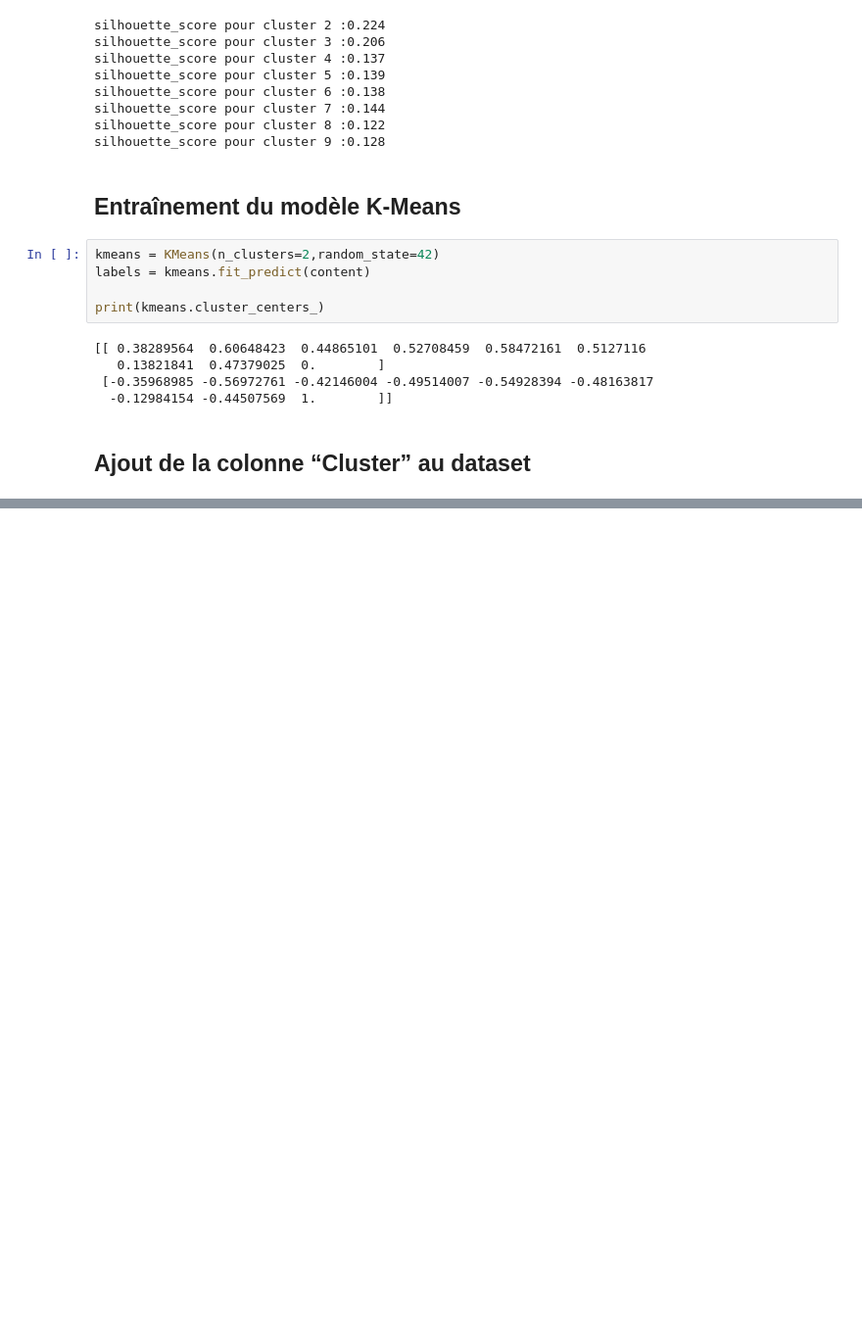
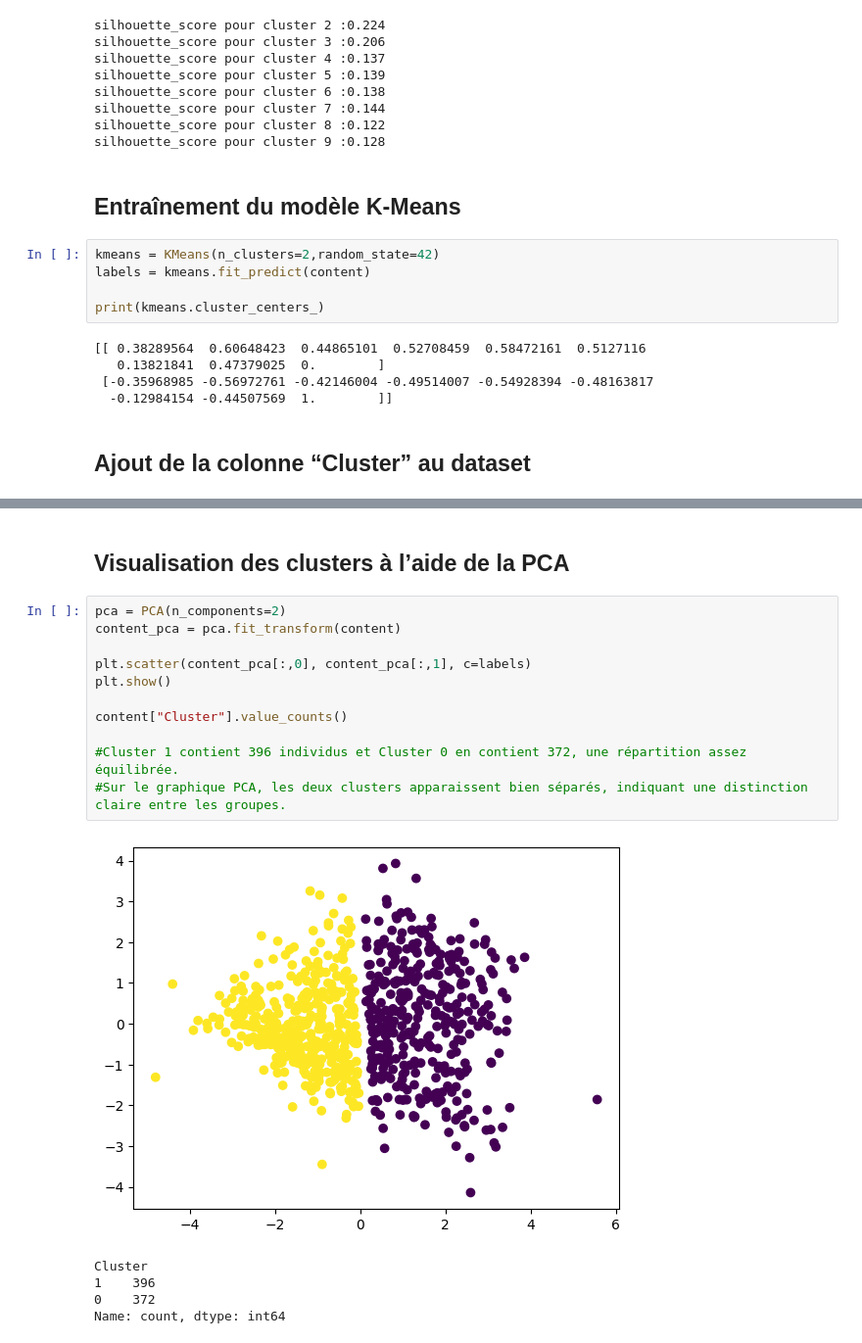
Before and after one commit to bouchta65/DiabetesTrackAI, a Jupyter notebook: src/3_Clustering_avec_K-Means.ipynb, the cells around one changed output, grey strips where cells are left out. Shown at 98% size. Drawn from its saved outputs; the diff is of its cells as text; blank space fills up the shorter version.

Commit message:
Visualisation des clusters en 2D avec PCA et comptage des individus par groupe

```diff
--- a/src/3_Clustering_avec_K-Means.ipynb
+++ b/src/3_Clustering_avec_K-Means.ipynb
@@ -66,3 +66,22 @@ content.groupby("Cluster").mean()
 | Cluster |  |  |  |  |  |  |  |  |
 | 0 | 0.382896 | 0.606484 | 0.448651 | 0.527085 | 0.584722 | 0.512712 | 0.138218 | 0.473790 |
 | 1 | -0.359690 | -0.569728 | -0.421460 | -0.495140 | -0.549284 | -0.481638 | -0.129842 | -0.445076 |
+# %% [markdown]
+## Visualisation des clusters à l’aide de la PCA
+# %%
+pca = PCA(n_components=2)
+content_pca = pca.fit_transform(content)
+
+plt.scatter(content_pca[:,0], content_pca[:,1], c=labels)
+plt.show()
+
+content["Cluster"].value_counts()
+
+#Cluster 1 contient 396 individus et Cluster 0 en contient 372, une répartition assez équilibrée.
+#Sur le graphique PCA, les deux clusters apparaissent bien séparés, indiquant une distinction claire entre les groupes.
+# %% [output]
+[figure, added]
+Cluster
+1    396
+0    372
+Name: count, dtype: int64
```
